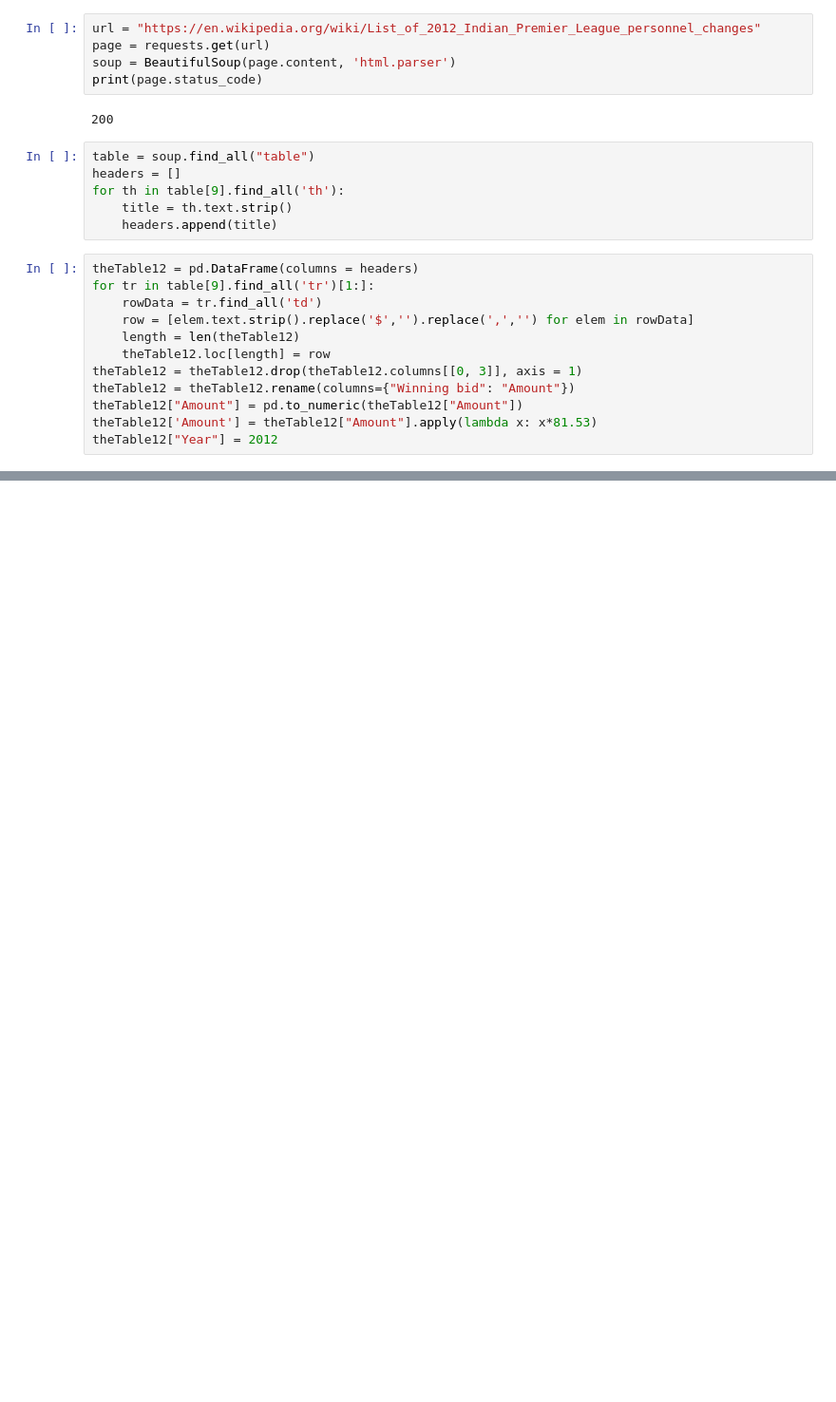
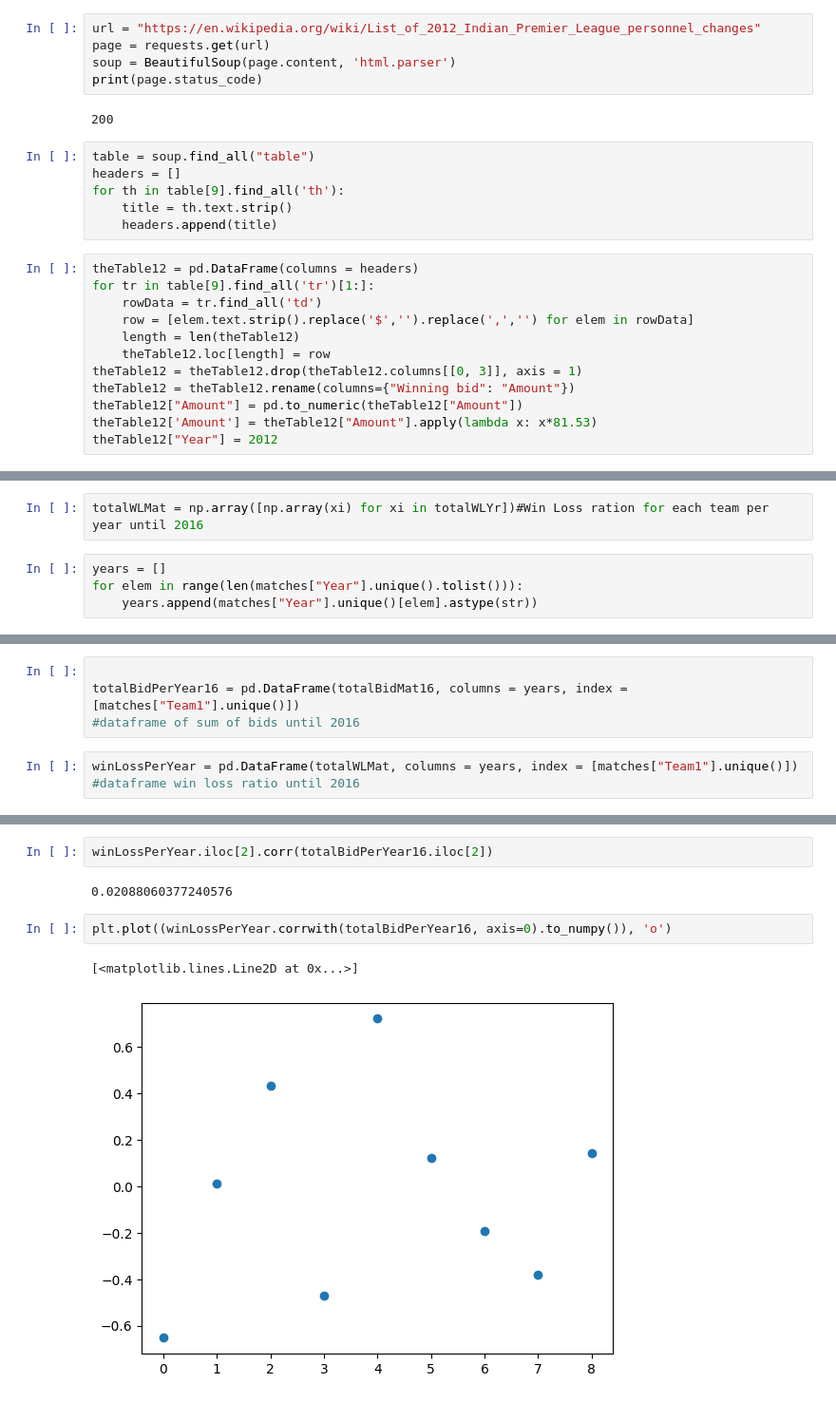
Before and after one commit to rkishorekumar-git/EDA-For-IPL, a Jupyter notebook: wpBids.ipynb, the cells around one changed output, grey strips where cells are left out. Shown: that part at 95% size. Drawn from its saved outputs; the diff is of its cells as text; blank space fills up the shorter version.

```diff
--- a/wpBids.ipynb
+++ b/wpBids.ipynb
@@ -162,0 +264,6 @@ theTable.to_csv(thePath, index=False)
+# %%
+totalWLMat = np.array([np.array(xi) for xi in totalWLYr])#Win Loss ration for each team per year until 2016
+# %%
+years = []
+for elem in range(len(matches["Year"].unique().tolist())):
+    years.append(matches["Year"].unique()[elem].astype(str))
@@ -162,0 +272,7 @@ theTable.to_csv(thePath, index=False)
+# %%
+
+totalBidPerYear16 = pd.DataFrame(totalBidMat16, columns = years, index = [matches["Team1"].unique()])
+#dataframe of sum of bids until 2016
+# %%
+winLossPerYear = pd.DataFrame(totalWLMat, columns = years, index = [matches["Team1"].unique()])
+#dataframe win loss ratio until 2016
@@ -162,0 +350,9 @@ theTable.to_csv(thePath, index=False)
+# %%
+winLossPerYear.iloc[2].corr(totalBidPerYear16.iloc[2])
+# %% [output]
+0.02088060377240576
+# %%
+plt.plot((winLossPerYear.corrwith(totalBidPerYear16, axis=0).to_numpy()), 'o')
+# %% [output]
+[<matplotlib.lines.Line2D at 0x...>]
+[figure, added]
```
Also changed, not shown: parts of 56 cells of this notebook, 6 other files.
